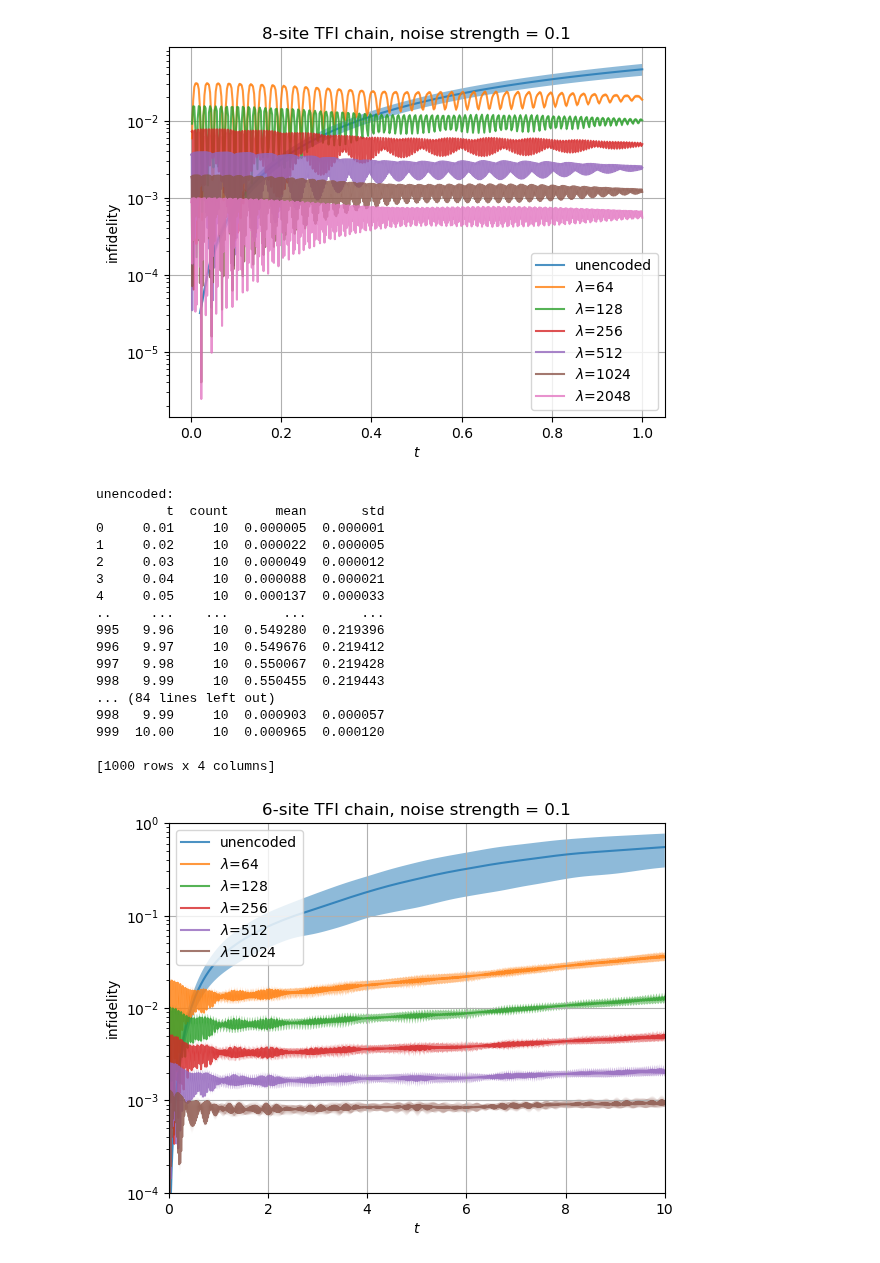
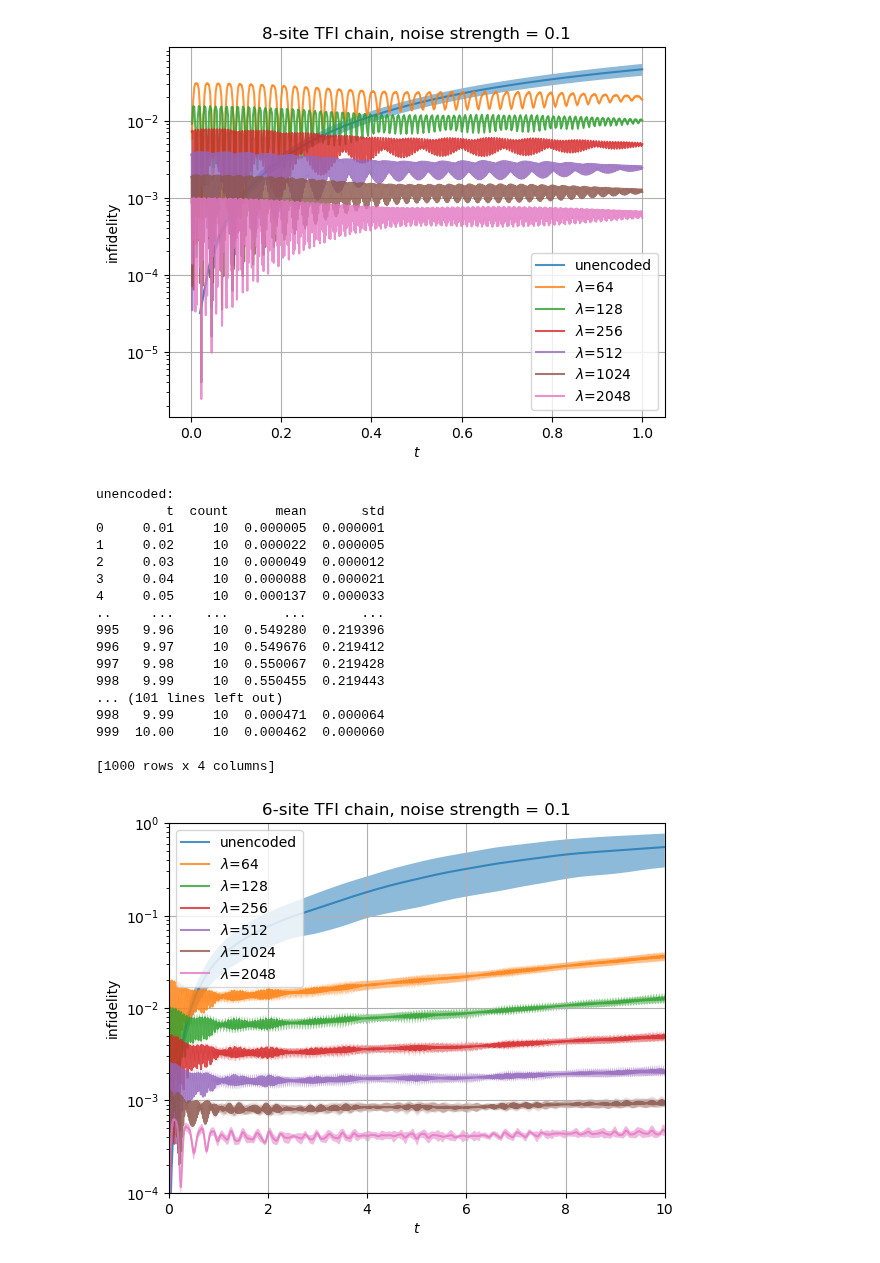
Before and after one commit to sqrta/ErrorSupression, a Jupyter notebook: use-dynamite/data/plot_sweep_time.ipynb, the cells around one changed output. Drawn from its saved outputs; the diff is of its cells as text; code cells hidden in the pictures.

Commit message:
update plot

```diff
--- a/use-dynamite/data/plot_sweep_time.ipynb
+++ b/use-dynamite/data/plot_sweep_time.ipynb
@@ -132,7 +132,7 @@ plt.fill_between(t_arr, mean_arr + std_arr, mean_arr - std_arr, alpha = 0.5)
 
 
 ##### encoded #####
-for lamb in [64, 128, 256, 512, 1024]:
+for lamb in [64, 128, 256, 512, 1024, 2048]:
     data_t, data_seed, data_infidelity = [], [], []
 
     f = open(f"1dTFIM_sweep_time_3blocks_noise=0.1_lamb={lamb}.txt")
@@ -164,34 +164,34 @@ for lamb in [64, 128, 256, 512, 1024]:
     std_arr = newdf["std"].to_numpy()
 
     plt.plot(t_arr, mean_arr, label=r"$\lambda$=" + f"{lamb}", alpha = 0.8)
     plt.fill_between(t_arr, mean_arr + std_arr, mean_arr - std_arr, alpha = 0.5)
 
 plt.ylim(0.0001,1.0)
 plt.xlim(0, 10)
 plt.xlabel(r"$t$")
 plt.ylabel("infidelity")
 plt.yscale("log")
 plt.title("6-site TFI chain, noise strength = 0.1")
 plt.legend()
 plt.grid()
 plt.savefig("sweep_time.pdf", format="pdf", bbox_inches="tight")
 plt.show()
 # %% [output]
 unencoded:
          t  count      mean       std
 0     0.01     10  0.000005  0.000001
 1     0.02     10  0.000022  0.000005
 2     0.03     10  0.000049  0.000012
 3     0.04     10  0.000088  0.000021
 4     0.05     10  0.000137  0.000033
 ..     ...    ...       ...       ...
 995   9.96     10  0.549280  0.219396
 996   9.97     10  0.549676  0.219412
 997   9.98     10  0.550067  0.219428
 998   9.99     10  0.550455  0.219443
-... (84 lines left out)
-998   9.99     10  0.000903  0.000057
-999  10.00     10  0.000965  0.000120
+... (101 lines left out)
+998   9.99     10  0.000471  0.000064
+999  10.00     10  0.000462  0.000060
 
 [1000 rows x 4 columns]
-[figure, old version]
+[figure, new version]
```
